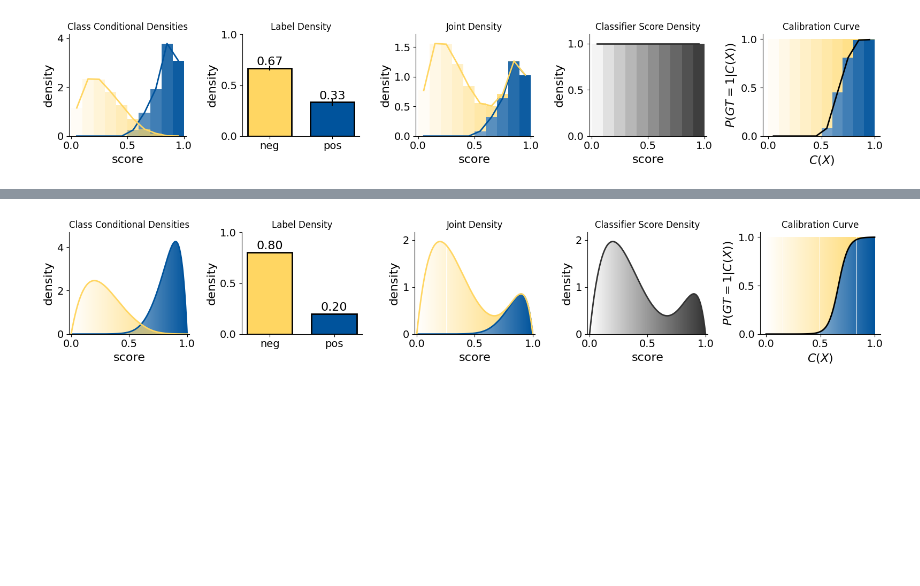
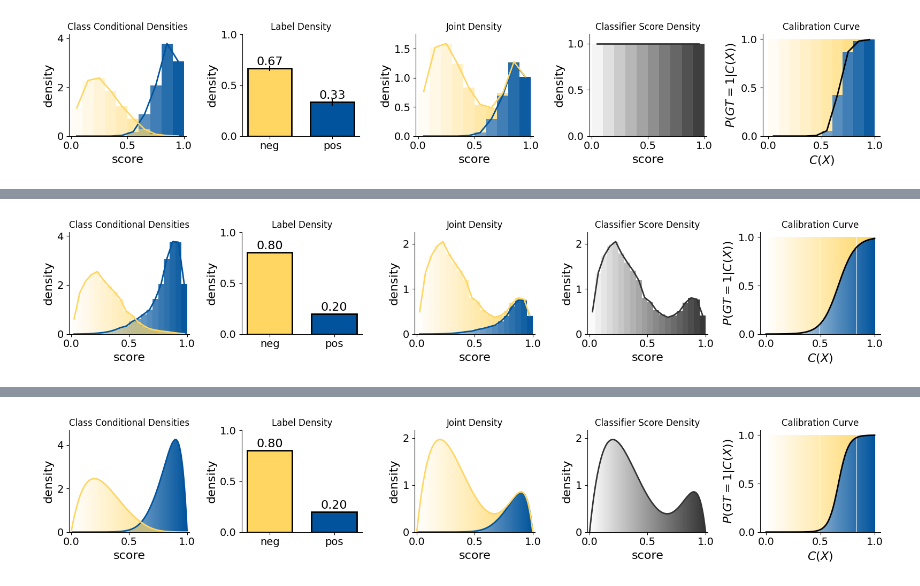
Before and after one commit to avalanchesiqi/pyquantifier, a Jupyter notebook: examples/tutorial.ipynb, the cells around one changed output, grey strips where cells are left out. Saved outputs shown, nothing was run; the diff lists cells and outputs as text; code cells hidden in the pictures; blank space fills up the shorter version.

```diff
--- a/examples/tutorial.ipynb
+++ b/examples/tutorial.ipynb
@@ -227,0 +226,6 @@ uniform_selected_dataset.profile_dataset(num_bin=10, selection_weights=uniform_s
+# %%
+original_joint_distribution = ExtrinsicJointDistribution(labels, original_classifier_score_density, fitted_calibration_curve)
+# %%
+original_joint_distribution.plot_five_distributions()
+# %% [output]
+[figure, added]
```
Also changed, not shown: parts of 23 cells of this notebook, 5 other files.
